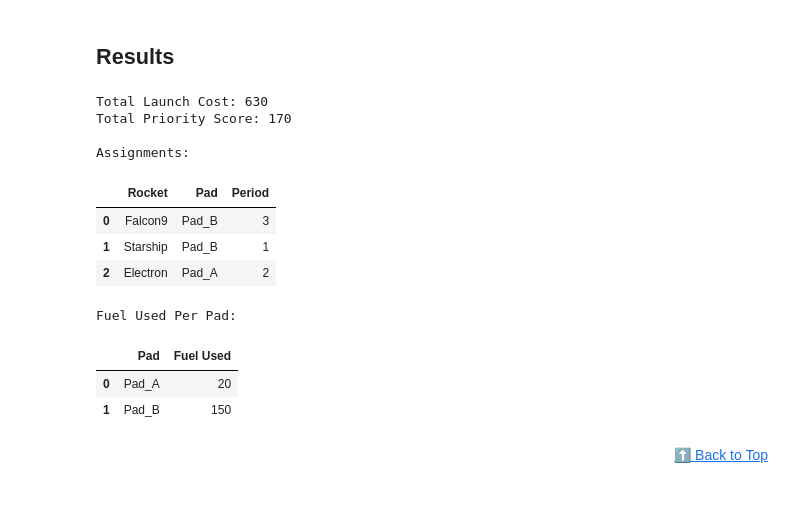
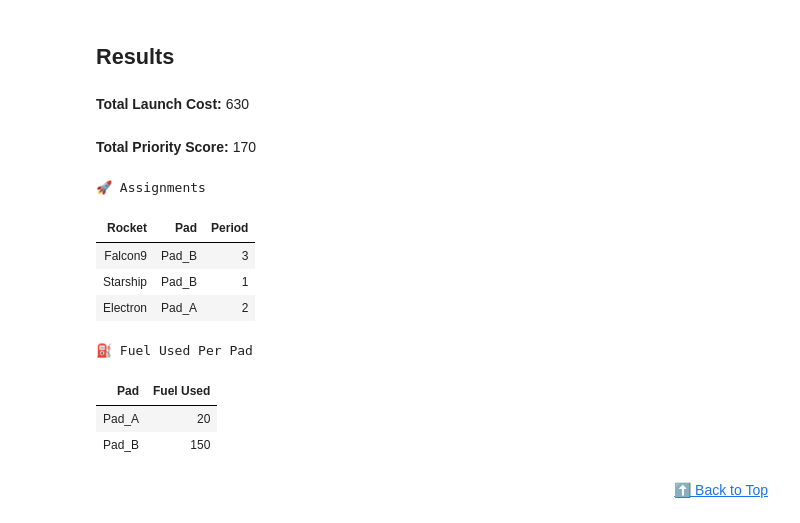
Before and after one commit to dhruvhaldar/Realistic-aerospace-optimization-problems, a Jupyter notebook: ilp.ipynb, the cells around one changed output. Drawn from its saved outputs; the diff is of its cells as text; code cells hidden in the pictures.

```diff
--- a/ilp.ipynb
+++ b/ilp.ipynb
@@ -147,39 +147,52 @@ for r in Rockets:
 # %% [markdown]
 ## Results
 # %%
+from IPython.display import display, HTML
+
+# Helper to style dataframes
+def style_dataframe(df, caption, cmap='Blues', header_color='#f4f4f4', header_text='#333'):
+    return df.style.background_gradient(cmap=cmap) \
+             .set_caption(caption) \
+             .set_table_styles([
+                 {'selector': 'th', 'props': [('background-color', header_color), ('color', header_text), ('font-weight', 'bold'), ('text-align', 'center')]},
+                 {'selector': 'td', 'props': [('text-align', 'center'), ('padding', '8px')]},
+                 {'selector': 'caption', 'props': [('font-size', '16px'), ('font-weight', 'bold'), ('margin-bottom', '10px'), ('color', '#333')]}
+             ]) \
+             .hide(axis='index') \
+             .format(precision=1)
+
 display(Markdown(f"**Total Launch Cost:** {TotalCost}"))
 display(Markdown(f"**Total Priority Score:** {TotalPriority}"))
 
-display(Markdown("### Assignments"))
 assignment_list = []
 for r, (p, t) in Assignments.items():
     assignment_list.append({"Rocket": r, "Pad": p, "Period": t})
 if assignment_list:
     df_assignments = pd.DataFrame(assignment_list)
-    display(df_assignments)
+    display(style_dataframe(df_assignments, "🚀 Assignments", cmap='GnBu'))
 else:
-    print("No assignments found.")
+    display(Markdown("### 🚀 Assignments\n*No assignments found.*"))
 
-display(Markdown("### Fuel Used Per Pad"))
 fuel_list = []
 for p, fuel in FuelUsedPerPad.items():
     fuel_list.append({"Pad": p, "Fuel Used": fuel})
 if fuel_list:
     df_fuel = pd.DataFrame(fuel_list)
-    display(df_fuel)
+    display(style_dataframe(df_fuel, "⛽ Fuel Used Per Pad", cmap='Oranges'))
+else:
+    display(Markdown("### ⛽ Fuel Used Per Pad\n*No fuel used.*"))
 # %% [output]
+**Total Launch Cost:** 630
+**Total Priority Score:** 170
-Total Launch Cost: 630
-Total Priority Score: 170
-
-Assignments:
+🚀 Assignments
-|  | Rocket | Pad | Period |
-| 0 | Falcon9 | Pad_B | 3 |
-| 1 | Starship | Pad_B | 1 |
-| 2 | Electron | Pad_A | 2 |
+| Rocket | Pad | Period |
+| Falcon9 | Pad_B | 3 |
+| Starship | Pad_B | 1 |
+| Electron | Pad_A | 2 |
-Fuel Used Per Pad:
+⛽ Fuel Used Per Pad
-|  | Pad | Fuel Used |
-| 0 | Pad_A | 20 |
-| 1 | Pad_B | 150 |
+| Pad | Fuel Used |
+| Pad_A | 20 |
+| Pad_B | 150 |
 # %% [markdown]
 <div align="right"><a href="#table-of-contents">⬆️ Back to Top</a></div>
 # %% [markdown]
```
Also changed, not shown: parts of 1 cell of this notebook, 2 other files.
